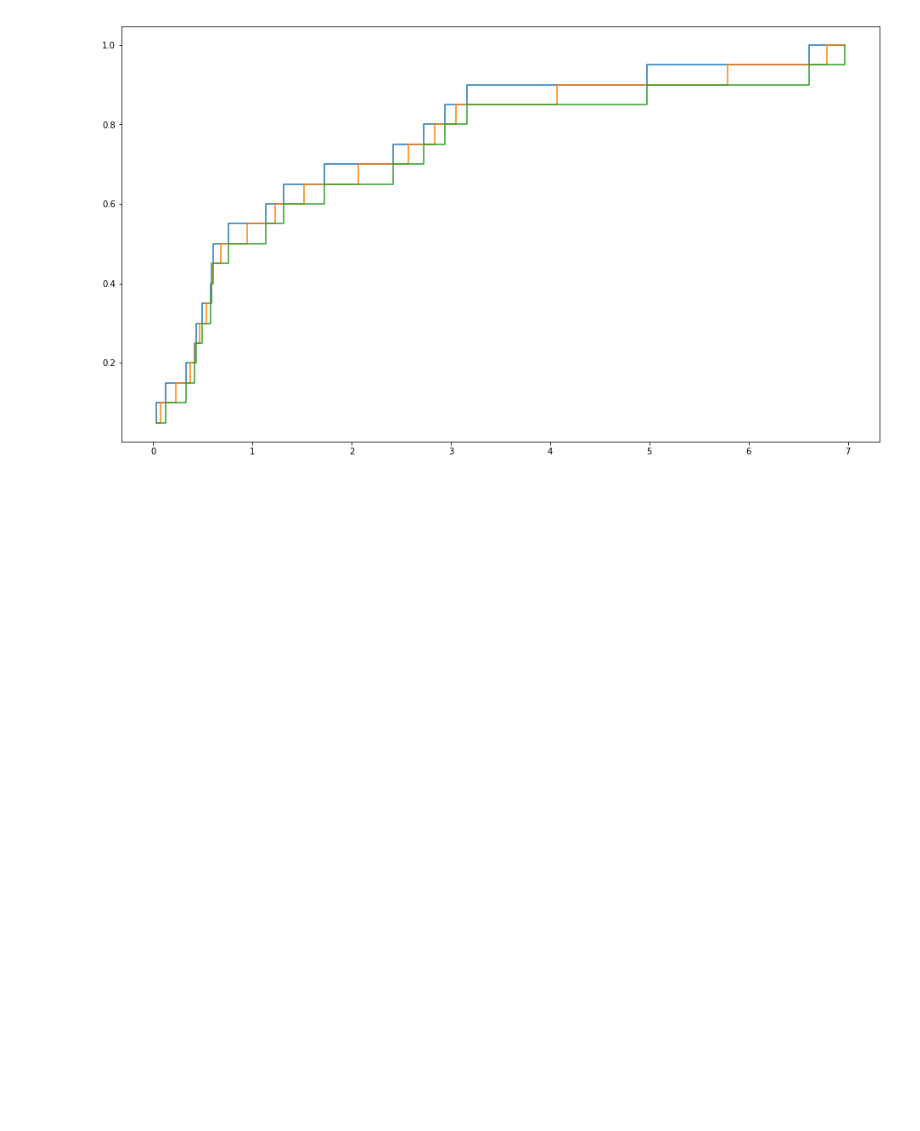
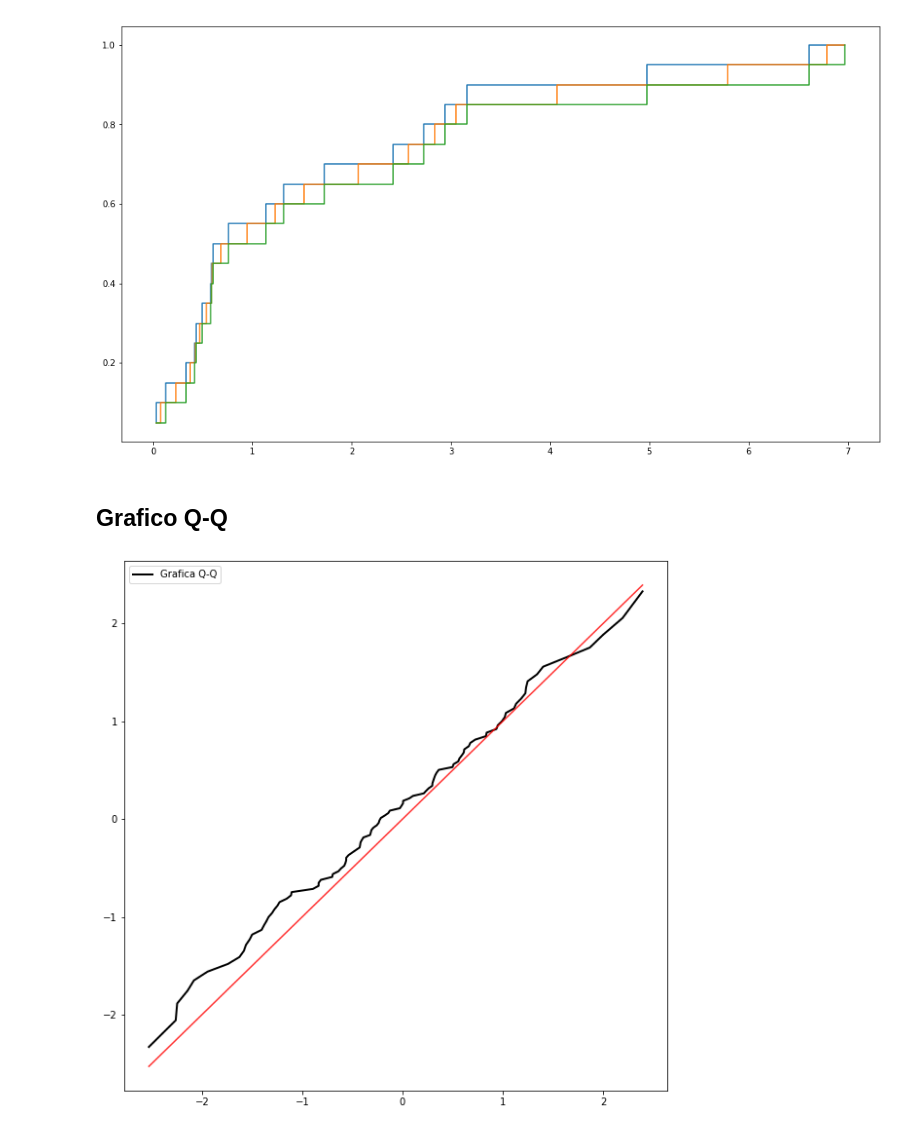
Before and after one commit to aleespa/EstadisticaIII-2020, a Jupyter notebook: 4. Pruebas de bondad de ajuste.ipynb, the cells around one changed output. Drawn from its saved outputs; the diff is of its cells as text; code cells hidden in the pictures; blank space fills up the shorter version.

```diff
--- a/4. Pruebas de bondad de ajuste.ipynb
+++ b/4. Pruebas de bondad de ajuste.ipynb
@@ -145,0 +144,18 @@ p = plt.step(X,Fn(X),where='post')
+# %% [markdown]
+## Grafico Q-Q
+# %%
+X = np.random.normal(0,1,100)
+n = len(X)
+def Fn(x):
+    return((1/n)*sum([1*(X[i]<=x) for i in range(n)]))
+def Q(p) :
+    return(min([x for x in X if Fn(x)>p]))
+# %%
+X.sort()
+p = plt.figure(figsize=(10,10))
+p = plt.plot(X,
+        [sts.norm.ppf(i/(n+1)) for i in range(1,n+1)],lw=2,color='black',label='Grafica Q-Q')
+p = plt.plot([min(X),max(X)],[min(X),max(X)],color='red',alpha=0.8)
+p = plt.legend(loc='upper left')
+# %% [output]
+[figure, added]
```
Also changed, not shown: parts of 13 cells of this notebook, 23 other files.
